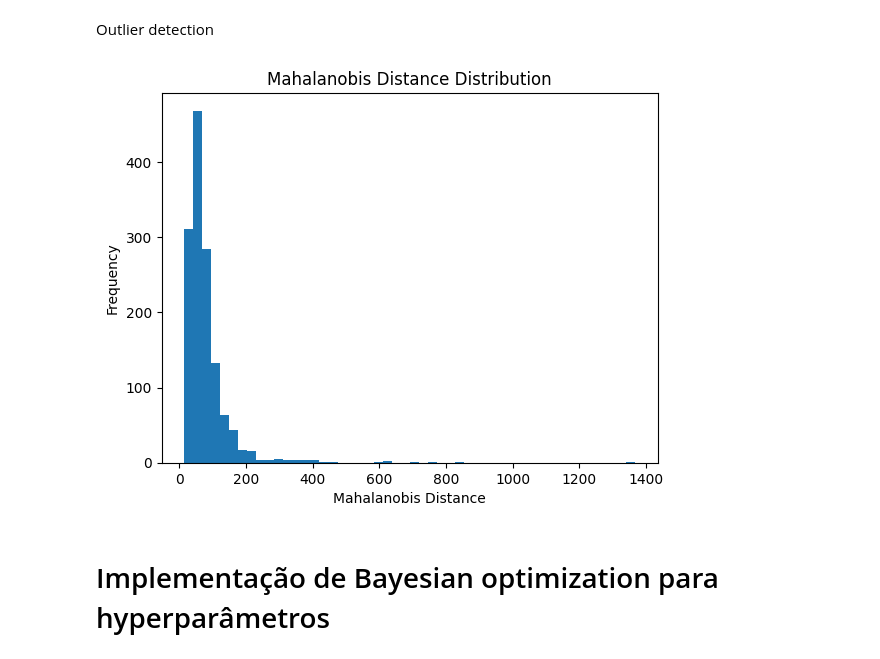
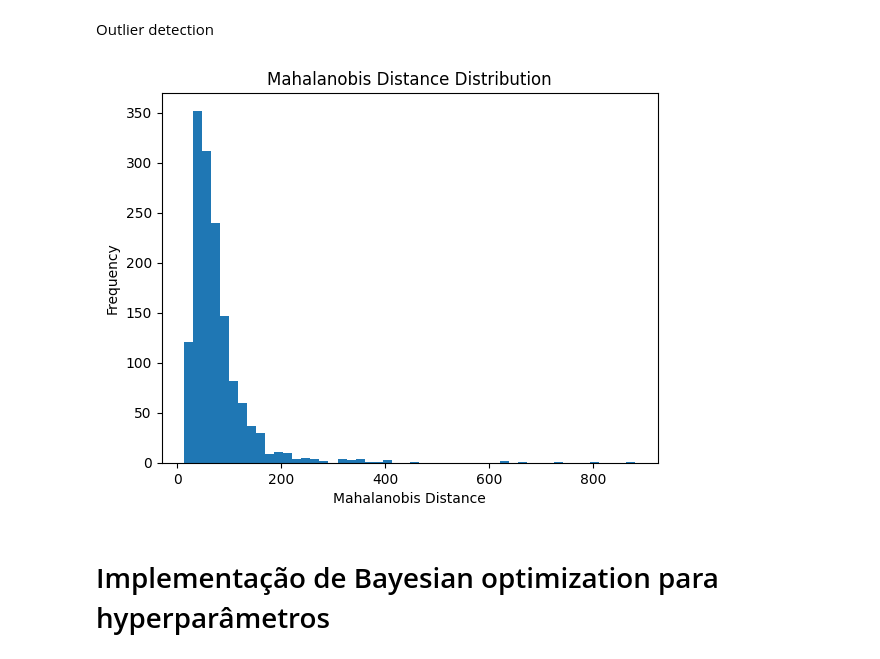
Before and after one commit to DuarteCardoso07/ML_houseprices, a Jupyter notebook: code.ipynb, the cells around one changed output. Saved outputs shown, nothing was run; the diff lists cells and outputs as text; code cells hidden in the pictures.

```diff
--- a/code.ipynb
+++ b/code.ipynb
@@ -64,7 +68,7 @@ memory usage: 924.0+ KB
 # %% [markdown]
 Eliminar Variáveis desnecessárias
 # %%
-df = df.drop(columns=['Id'])
+df = df.drop(columns=['Id','Utilities','GarageYrBlt'])
 # %% [markdown]
 # Análise das variáveis mais importante e remoção de outliers "óbvios"
 # %% [markdown]
@@ -153,7 +157,7 @@ Lidar com Nulls e fazer Encoding
 #                  Functional,FireplaceQu,GarageFinish,GarageQual,GarageCond,PavedDrive,PoolQC
 #                  Fence
 
-columns_to_encode = ['Street', 'Alley', 'LotShape', 'Utilities', 'LandSlope', 'ExterQual', 'ExterCond',
+columns_to_encode = ['Street', 'Alley', 'LotShape', 'LandSlope', 'ExterQual', 'ExterCond',
 'BsmtQual', 'BsmtCond', 'BsmtExposure', 'BsmtFinType1', 'BsmtFinType2', 'HeatingQC',
 'CentralAir', 'KitchenQual', 'Functional', 'FireplaceQu', 'GarageFinish',
 'GarageQual', 'GarageCond', 'PavedDrive', 'PoolQC', 'Fence']
@@ -161,7 +165,6 @@ columns_to_encode = ['Street', 'Alley', 'LotShape', 'Utilities', 'LandSlope', 'E
 categories_list = [['Grvl', 'Pave'],
                    ['Grvl', 'Pave'],
                    ['IR3', 'IR2', 'IR1', 'Reg'],
-                   ['ELO', 'NoSeWa', 'NoSewr', 'AllPub'],
                    ['Sev', 'Mod', 'Gtl'],
                    ['Po', 'Fa', 'TA', 'Gd', 'Ex'],
                    ['Po', 'Fa', 'TA', 'Gd', 'Ex'],
@@ -250,7 +253,3 @@ Data columns (total 80 columns):
  79  SalePrice      1458 non-null   float64
 dtypes: float64(24), int64(56)
 memory usage: 911.4 KB
-# %%
-df['LotFrontage'].fillna(value=0,inplace=True)
-df.dropna(inplace=True)
-print(df.info())
@@ -280,0 +258,6 @@ For example, when doing 'df[col].method(value, inplace=True)', try using 'df.met
+# %%
+#Substituir pela média do bairro
+df['LotFrontage'] = df.groupby('Neighborhood')['LotFrontage'].transform(lambda x: x.fillna(x.median()))
+#Esta coluna tem praticamente 0 variação e não irá contribuir muito para o modelo / Alta correlação com ano de construção e dificil lidar com Nulls
+df = df.dropna()
+print(df.info())
@@ -390,27 +391,27 @@ Outlier detection
 # %%
 scaler = StandardScaler()
 df_scaled = scaler.fit_transform(df)
 cov_model = EmpiricalCovariance().fit(df_scaled)
 distances = cov_model.mahalanobis(df_scaled)
 
 df_without_outlier = df.copy()
 #Acrescentar temporáriamente uma coluna com as mahanalobis distances
 df_without_outlier['Mahalanobis_Distance'] = distances
 
-threshold_outlier = np.percentile(distances,95)
+threshold_outlier = np.percentile(distances,99)
 
 df_without_outlier['Outlier'] = df_without_outlier['Mahalanobis_Distance'] > threshold_outlier
 
 plt.hist(df_without_outlier['Mahalanobis_Distance'], bins=50)
 plt.title('Mahalanobis Distance Distribution')
 plt.xlabel('Mahalanobis Distance')
 plt.ylabel('Frequency')
 plt.show()
 
 #Quando outlier é true ~ transforma em false e não vai para o outlier
 df_without_outlier = df_without_outlier[~df_without_outlier['Outlier']].drop(columns=['Mahalanobis_Distance', 'Outlier'])
 # %% [output]
-[figure, old version]
+[figure, new version]
 # %% [markdown]
 # Implementação de Bayesian optimization para hyperparâmetros
 # %% [markdown]
```
Also changed, not shown: parts of 12 cells of this notebook, 1 other file.
